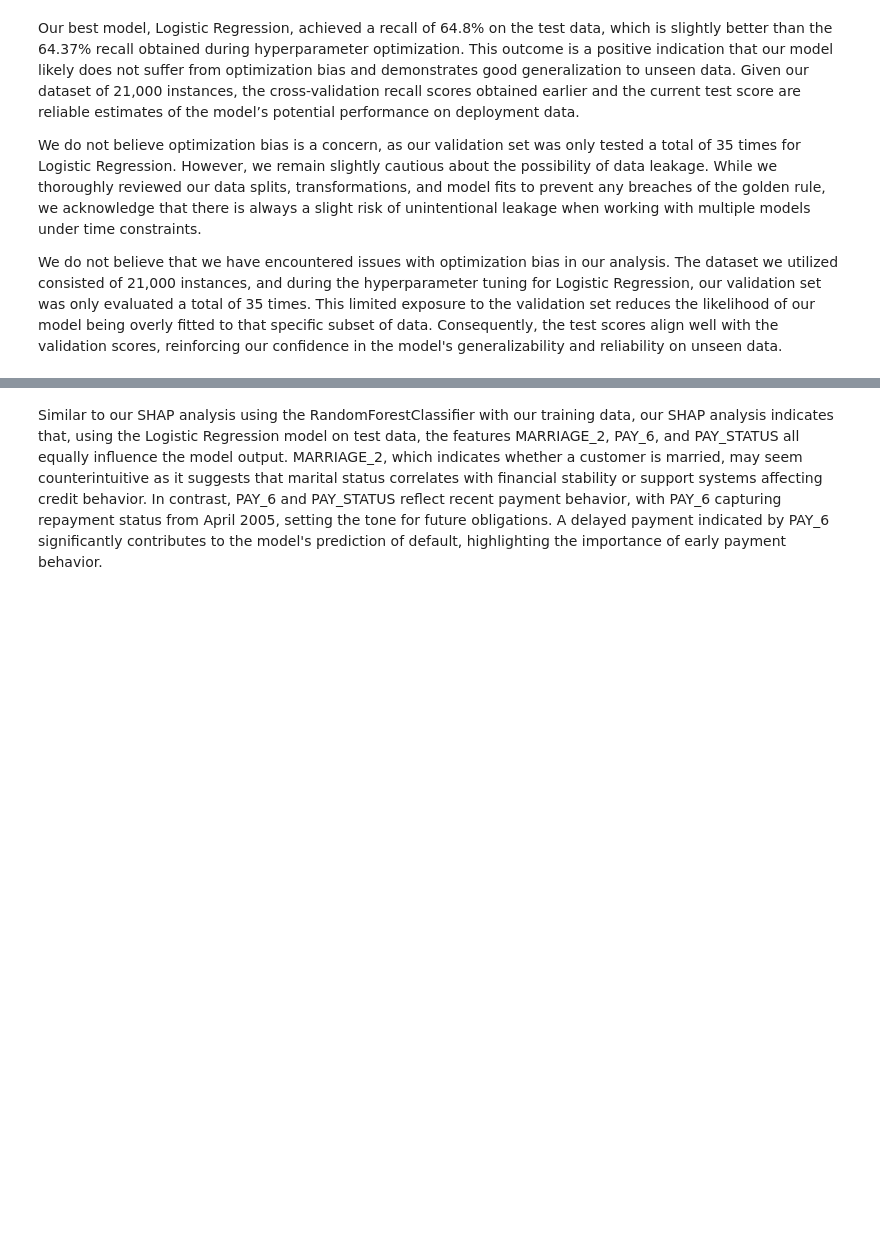
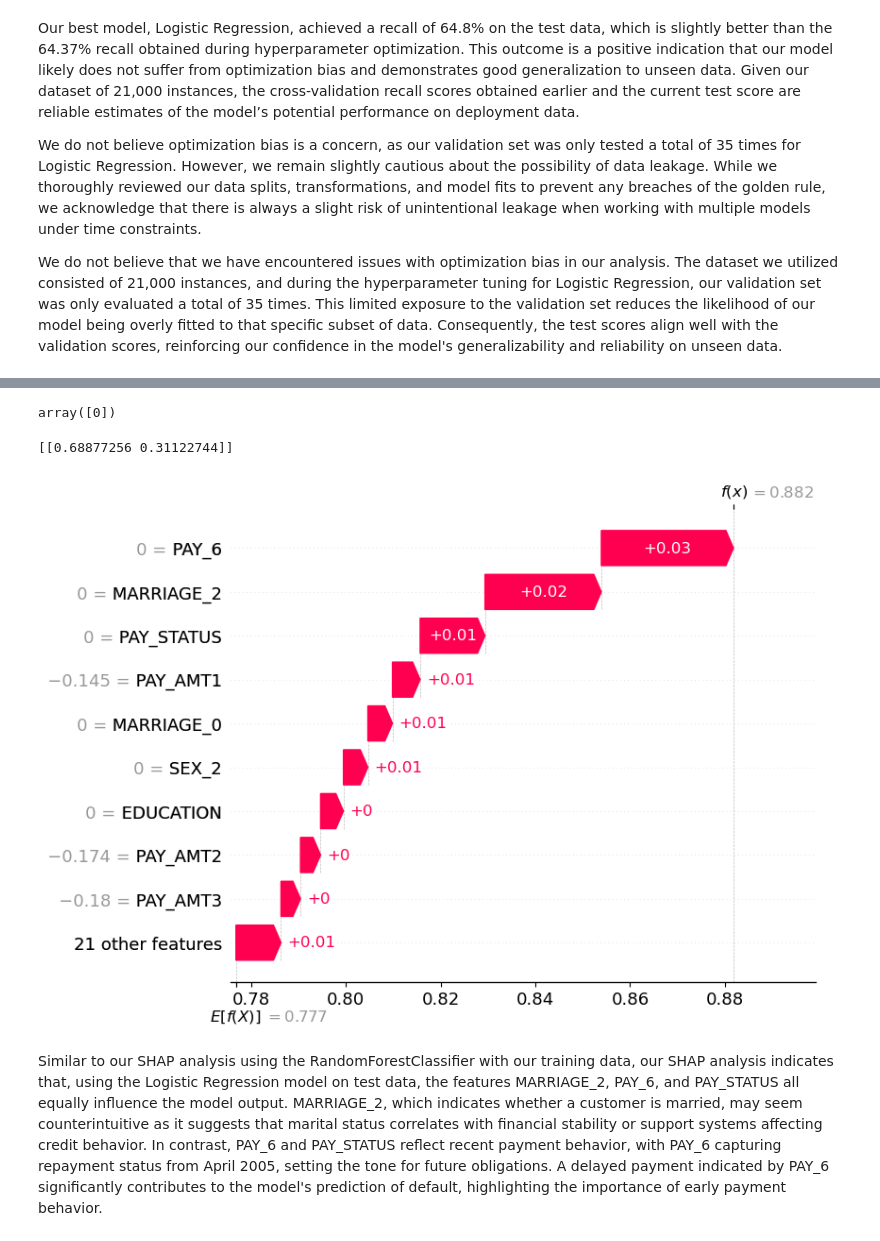
Before and after one commit to ritvikj7/Credit-Card-Default-Predictor, a Jupyter notebook: hw5.ipynb, the cells around one changed output, grey strips where cells are left out. Drawn from its saved outputs; the diff is of its cells as text; code cells hidden in the pictures; blank space fills up the shorter version.

```diff
--- a/hw5.ipynb
+++ b/hw5.ipynb
@@ -1110,16 +1227,20 @@ We do not believe that we have encountered issues with optimization bias in our
 # %%
 X_test_transform = pd.DataFrame(
     data=preprocessor.transform(X_test),
     columns=feature_names,
     index=X_test.index,
 )
 X_test_transform.loc[X_test_transform.index[0]]
 point = pd.DataFrame(X_test_transform.iloc[0]).T
 prediction = best_model.predict(point)
 display(prediction)
-prediction_prob = best_model.predict_proba(sample_point)
+prediction_prob = best_model.predict_proba(point)
 print(prediction_prob)
 shap.plots.waterfall(test_shap_values[1][:, 0])
+# %% [output]
+array([0])
+[[0.68877256 0.31122744]]
+[figure, added]
 # %% [markdown]
 Similar to our SHAP analysis using the RandomForestClassifier with our training data, our SHAP analysis indicates that, using the Logistic Regression model on test data, the features MARRIAGE_2, PAY_6, and PAY_STATUS all equally influence the model output. MARRIAGE_2, which indicates whether a customer is married, may seem counterintuitive as it suggests that marital status correlates with financial stability or support systems affecting credit behavior. In contrast, PAY_6 and PAY_STATUS reflect recent payment behavior, with PAY_6 capturing repayment status from April 2005, setting the tone for future obligations. A delayed payment indicated by PAY_6 significantly contributes to the model's prediction of default, highlighting the importance of early payment behavior.
 # %% [markdown]
```
Also changed, not shown: parts of 18 cells of this notebook.
